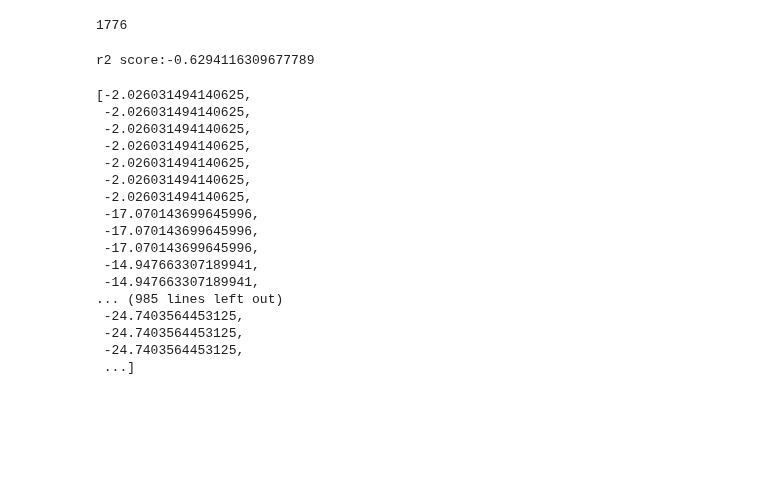
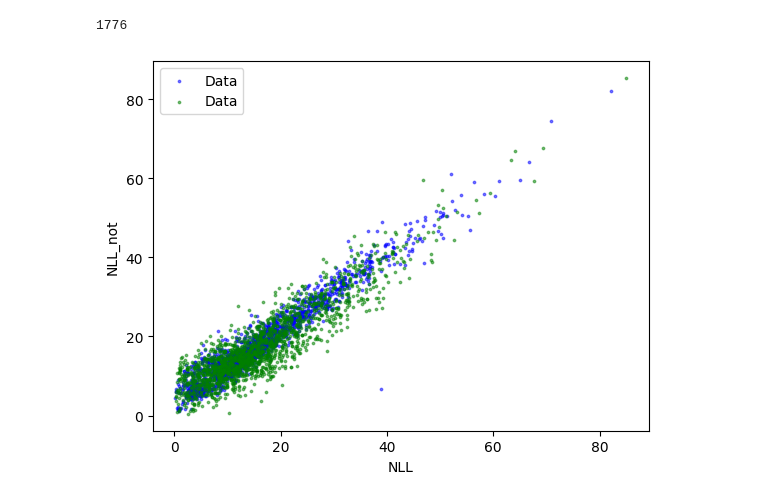
Before and after one commit to JiaxinQin0814/Ripple_Effect_Analysis, a Jupyter notebook: factors_experiments/all_negation_results.ipynb, the cells around one changed output. Drawn from its saved outputs; the diff is of its cells as text; code cells hidden in the pictures; blank space fills up the shorter version.

```diff
--- a/factors_experiments/all_negation_results.ipynb
+++ b/factors_experiments/all_negation_results.ipynb
@@ -190,5 +226,5 @@ whole_context_token
 # %%
-negation_results_path = "/home/qjx0814/Ripple_Effect_Analysis/factors_experiments/results/all_negation_results.json"
+negation_results_path = "/home/qjx0814/Ripple_Effect_Analysis/factors_experiments/results/negation_overripple_simplified_sentence_results.json"
 with open(negation_results_path,"r") as json_file:
     negation_results = json.load(json_file)
 # %%
@@ -207,35 +243,41 @@ r2 score:0.4880149346003194
 len(negation_results)
 # %% [output]
 1776
-# %%
-# R^2(fact_sentence_NLL_Diff, fact_sentence_NLL_not_Diff)
-fact_sentence_NLL_Diff = []
-fact_sentence_NLL_not_Diff = []
-from sklearn.metrics import r2_score
-for i in negation_results:
-    fact_sentence_NLL_Diff.append(i['fact_sentence_NLL_Diff'])
-    fact_sentence_NLL_not_Diff.append(i['fact_sentence_NLL_not_Diff'])
-r2 = r2_score(fact_sentence_NLL_Diff,fact_sentence_NLL_not_Diff)
-print("r2 score:" + str(r2))
-# %% [output]
-r2 score:-0.6294116309677789
-# %%
-fact_sentence_NLL_Diff
-# %% [output]
-[-2.026031494140625,
- -2.026031494140625,
- -2.026031494140625,
- -2.026031494140625,
- -2.026031494140625,
- -2.026031494140625,
- -2.026031494140625,
- -17.070143699645996,
- -17.070143699645996,
- -17.070143699645996,
- -14.947663307189941,
- -14.947663307189941,
-... (985 lines left out)
- -24.7403564453125,
- -24.7403564453125,
- -24.7403564453125,
- ...]
+# %%
+import matplotlib.pyplot as plt
+
+# Extract the data from negation_results
+not_nll_diff = [i['before_NLL_not'] for i in negation_results]
+nll_diff = [i['before_NLL'] for i in negation_results]
+
+
+# Plot the scatter figure
+plt.scatter(nll_diff,not_nll_diff,color="blue",label='Data',alpha=0.5,s=3)
+
+# Extract the data from negation_results
+not_nll_diff = [i['edited_NLL_not'] for i in negation_results]
+nll_diff = [i['edited_NLL'] for i in negation_results]
+
+
+# Plot the scatter figure
+plt.scatter(nll_diff,not_nll_diff,color="green",label='Data',alpha=0.5,s=3)
+
+
+# Fit a line to the dots
+fit = np.polyfit(nll_diff, not_nll_diff, 1)
+fit_fn = np.poly1d(fit)
+# plt.plot(nll_diff, fit_fn(nll_diff), color='red', label='Line of Best Fit')
+
+# Add labels and title
+plt.xlabel('NLL')
+plt.ylabel('NLL_not')
+# plt.title('Scatter Figure with Line of Best Fit')
+
+
+# Add legend
+plt.legend()
+
+# Show the plot
+plt.show()
+# %% [output]
+[figure, added]
```
Also changed, not shown: parts of 10 cells of this notebook, 2 other files.
